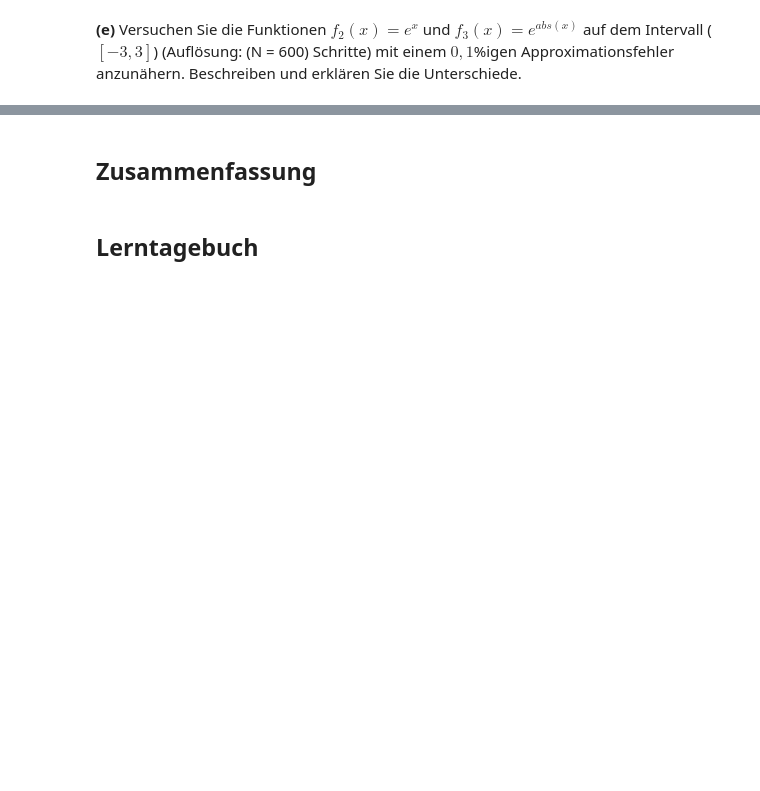
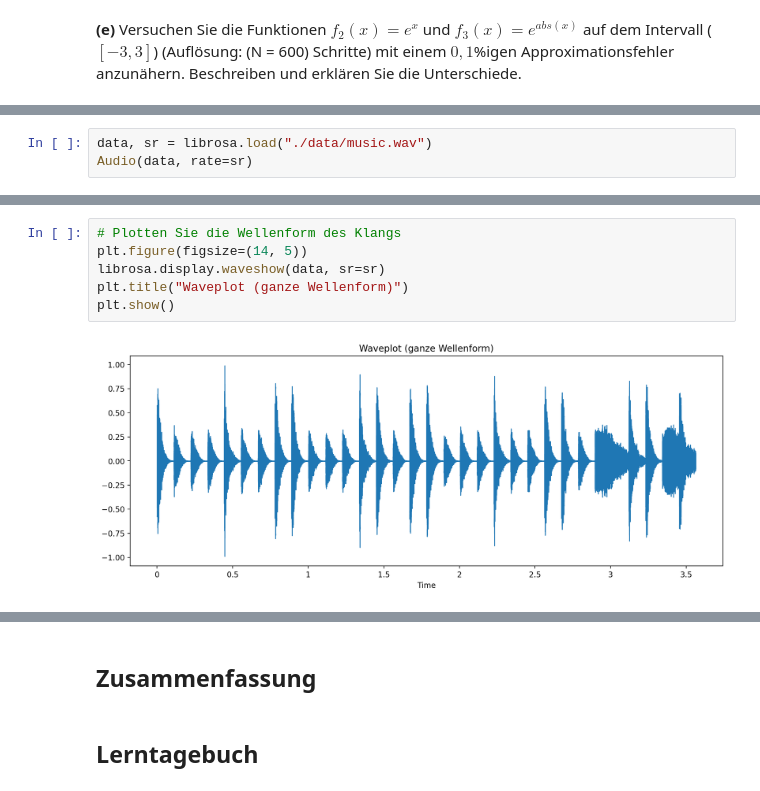
Before and after one commit to fhnw-ivy/vta_mc2, a Jupyter notebook: notebook.ipynb, the cells around one changed output, grey strips where cells are left out. Drawn from its saved outputs; the diff is of its cells as text; blank space fills up the shorter version.

```diff
--- a/notebook.ipynb
+++ b/notebook.ipynb
@@ -165,0 +160,3 @@ TypeError: fourier_approximation() got multiple values for argument 'a'
+# %%
+data, sr = librosa.load("./data/music.wav")
+Audio(data, rate=sr)
@@ -165,0 +165,8 @@ TypeError: fourier_approximation() got multiple values for argument 'a'
+# %%
+# Plotten Sie die Wellenform des Klangs
+plt.figure(figsize=(14, 5))
+librosa.display.waveshow(data, sr=sr)
+plt.title("Waveplot (ganze Wellenform)")
+plt.show()
+# %% [output]
+[figure, added]
```
Also changed, not shown: parts of 27 cells of this notebook.
